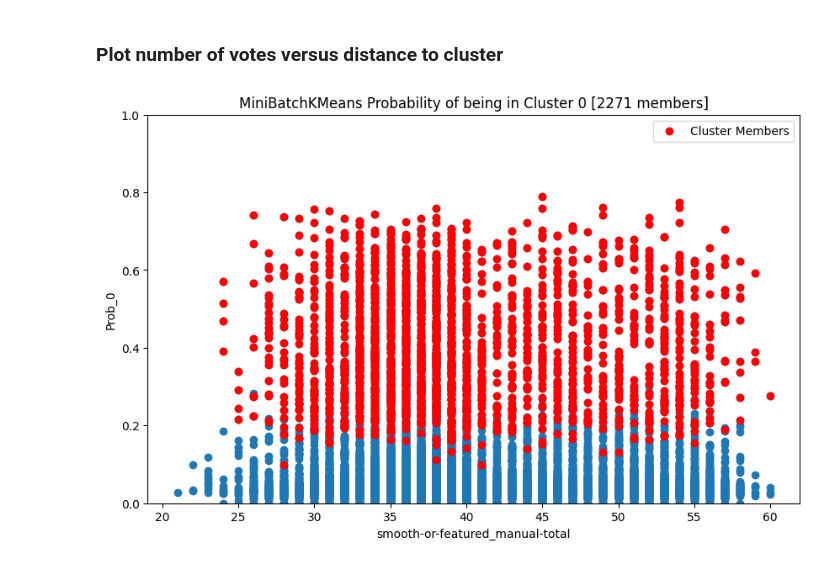
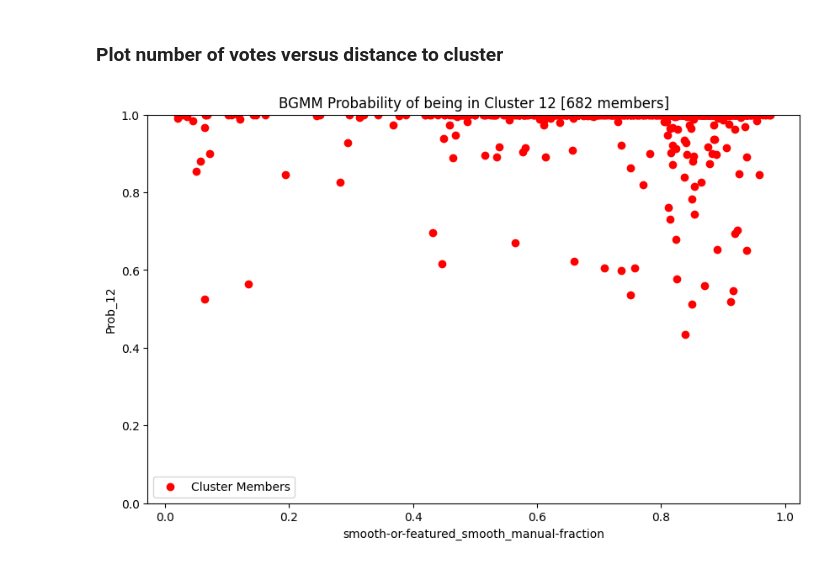
Before and after one commit to Kirstyelli-Work/Masters, a Jupyter notebook: Uncertainty_Analysis.ipynb, the cells around one changed output. Saved outputs shown, nothing was run; the diff lists cells and outputs as text; code cells hidden in the pictures.

Commit message:
update diagnostic plots

```diff
--- a/Uncertainty_Analysis.ipynb
+++ b/Uncertainty_Analysis.ipynb
@@ -57,18 +73,18 @@ has-spiral-arms_no_manual-fraction
 # %% [markdown]
 ### Plot number of votes versus distance to cluster
 # %%
-cluster = 0
+cluster = 12
 cluster_subset = data[data['Cluster'] == cluster]
 cluster_size = cluster_subset.shape[0]
 plt.figure(figsize=(10,6))
-plt.scatter(data['smooth-or-featured_manual-total'], data[f'Prob_{cluster}'])
-plt.scatter(cluster_subset['smooth-or-featured_manual-total'], cluster_subset[f'Prob_{cluster}'], color='red', label='Cluster Members')
-plt.xlabel('smooth-or-featured_manual-total')
+#plt.scatter(data['smooth-or-featured_manual-total'], data[f'Prob_{cluster}'])
+plt.scatter(cluster_subset['smooth-or-featured_smooth_manual-fraction'], cluster_subset[f'Prob_{cluster}'], color='red', label='Cluster Members')
+plt.xlabel('smooth-or-featured_smooth_manual-fraction')
 plt.ylabel(f'Prob_{cluster}')
 plt.ylim(0, 1)
 plt.title(f'{clustering_strategy} Probability of being in Cluster {cluster} [{cluster_size} members]')
 plt.legend()
 plt.savefig(f'{plot_dir}/{clustering_strategy}_cluster_{cluster}.png')
 plt.show()
 # %% [output]
-[figure, old version]
+[figure, new version]
```
Also changed, not shown: parts of 1 cell of this notebook, 1 other file.
